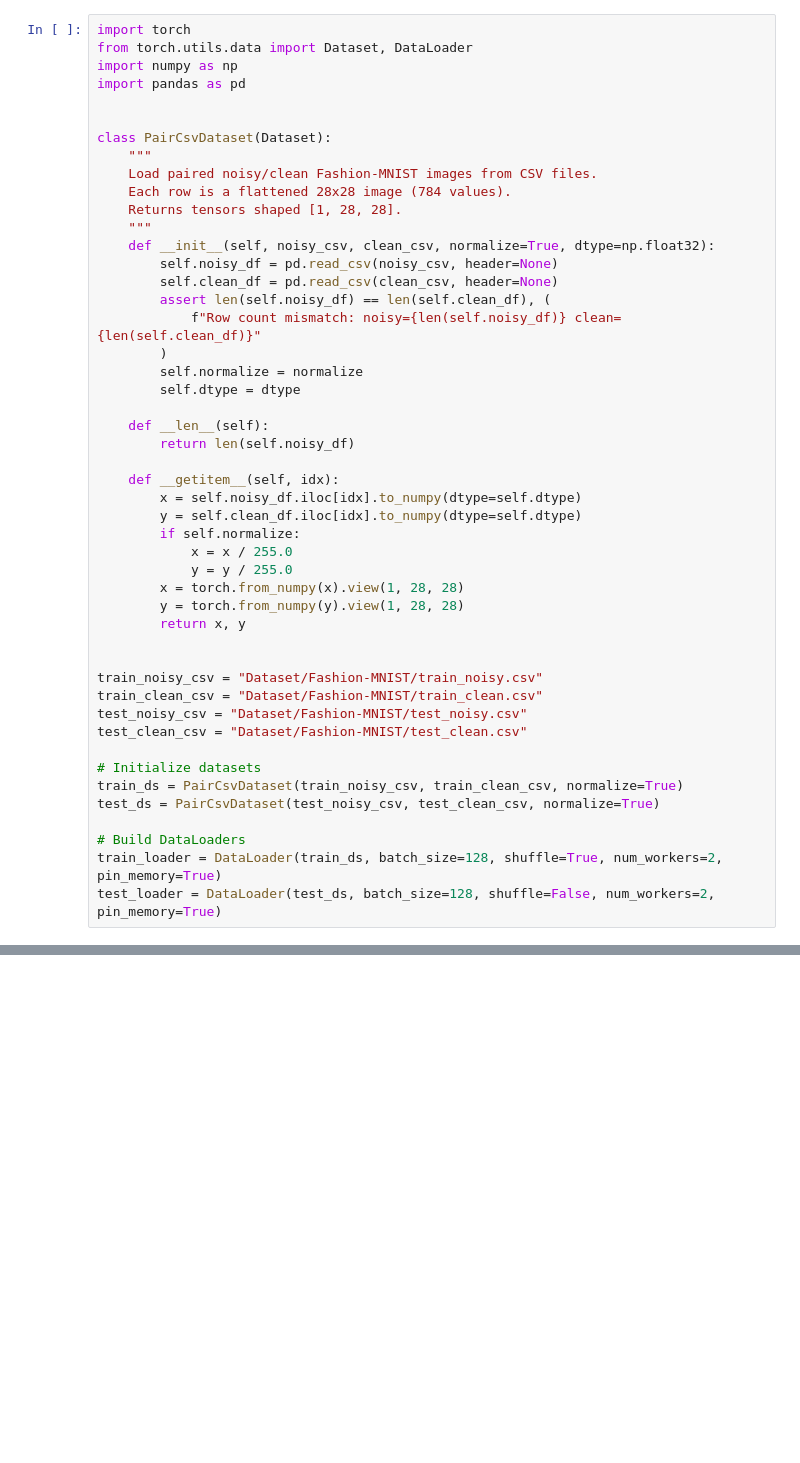
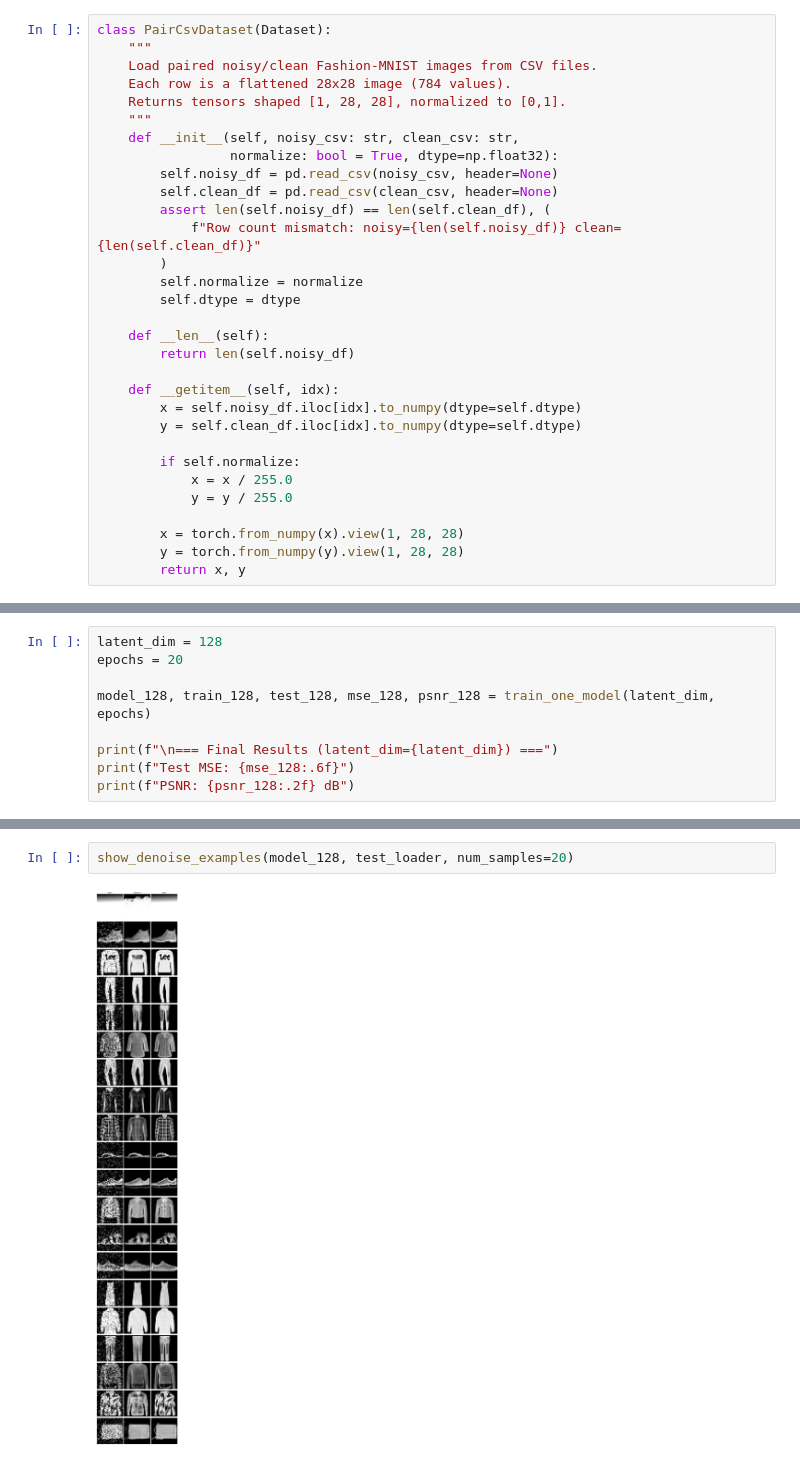
Before and after one commit to irvinghu07/DNNs-Playground, a Jupyter notebook: task2.ipynb, the cells around one changed output, grey strips where cells are left out. Saved outputs shown, nothing was run; the diff lists cells and outputs as text; blank space fills up the shorter version.

```diff
--- a/task2.ipynb
+++ b/task2.ipynb
@@ -1,17 +32,12 @@
 # %%
-import torch
-from torch.utils.data import Dataset, DataLoader
-import numpy as np
-import pandas as pd
-
-
 class PairCsvDataset(Dataset):
     """
     Load paired noisy/clean Fashion-MNIST images from CSV files.
     Each row is a flattened 28x28 image (784 values).
-    Returns tensors shaped [1, 28, 28].
+    Returns tensors shaped [1, 28, 28], normalized to [0,1].
     """
-    def __init__(self, noisy_csv, clean_csv, normalize=True, dtype=np.float32):
+    def __init__(self, noisy_csv: str, clean_csv: str,
+                 normalize: bool = True, dtype=np.float32):
         self.noisy_df = pd.read_csv(noisy_csv, header=None)
         self.clean_df = pd.read_csv(clean_csv, header=None)
         assert len(self.noisy_df) == len(self.clean_df), (
@@ -26,23 +52,11 @@ class PairCsvDataset(Dataset):
     def __getitem__(self, idx):
         x = self.noisy_df.iloc[idx].to_numpy(dtype=self.dtype)
         y = self.clean_df.iloc[idx].to_numpy(dtype=self.dtype)
+
         if self.normalize:
             x = x / 255.0
             y = y / 255.0
+
         x = torch.from_numpy(x).view(1, 28, 28)
         y = torch.from_numpy(y).view(1, 28, 28)
         return x, y
-
-
-train_noisy_csv = "Dataset/Fashion-MNIST/train_noisy.csv"
-train_clean_csv = "Dataset/Fashion-MNIST/train_clean.csv"
-test_noisy_csv = "Dataset/Fashion-MNIST/test_noisy.csv"
-test_clean_csv = "Dataset/Fashion-MNIST/test_clean.csv"
-
-# Initialize datasets
-train_ds = PairCsvDataset(train_noisy_csv, train_clean_csv, normalize=True)
-test_ds = PairCsvDataset(test_noisy_csv, test_clean_csv, normalize=True)
-
-# Build DataLoaders
-train_loader = DataLoader(train_ds, batch_size=128, shuffle=True, num_workers=2, pin_memory=True)
-test_loader = DataLoader(test_ds, batch_size=128, shuffle=False, num_workers=2, pin_memory=True)
@@ -50,0 +290,9 @@ FileNotFoundError: [Errno 2] No such file or directory: 'Dataset/Fashion-MNIST/t
+# %%
+latent_dim = 128
+epochs = 20
+
+model_128, train_128, test_128, mse_128, psnr_128 = train_one_model(latent_dim, epochs)
+
+print(f"\n=== Final Results (latent_dim={latent_dim}) ===")
+print(f"Test MSE: {mse_128:.6f}")
+print(f"PSNR: {psnr_128:.2f} dB")
@@ -50,0 +335,4 @@ FileNotFoundError: [Errno 2] No such file or directory: 'Dataset/Fashion-MNIST/t
+# %%
+show_denoise_examples(model_128, test_loader, num_samples=20)
+# %% [output]
+[figure, added]
```
Also changed, not shown: parts of 19 cells of this notebook, 18 other files.
